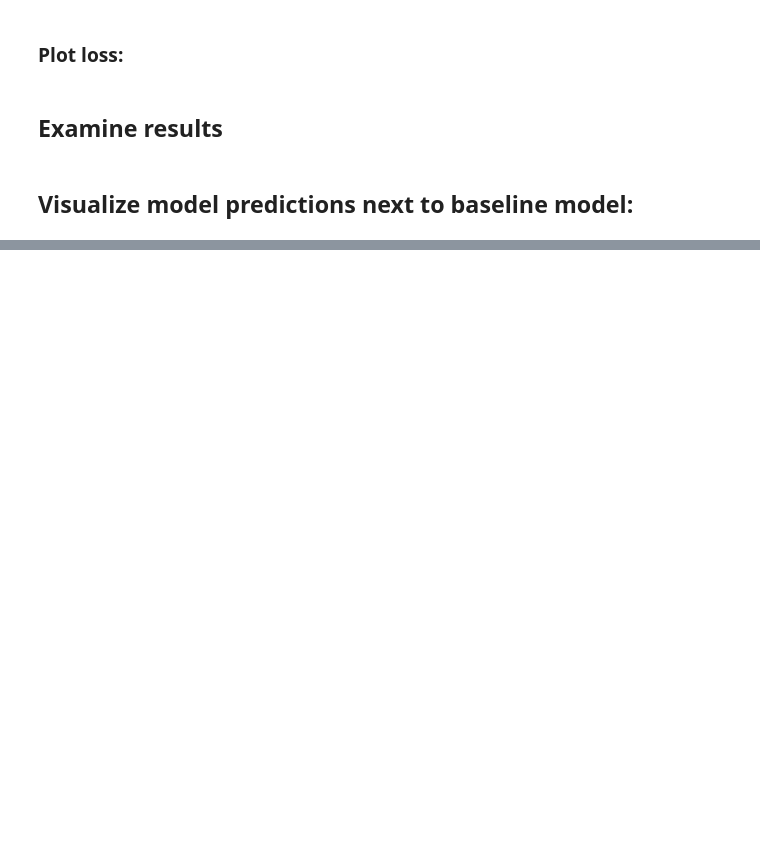
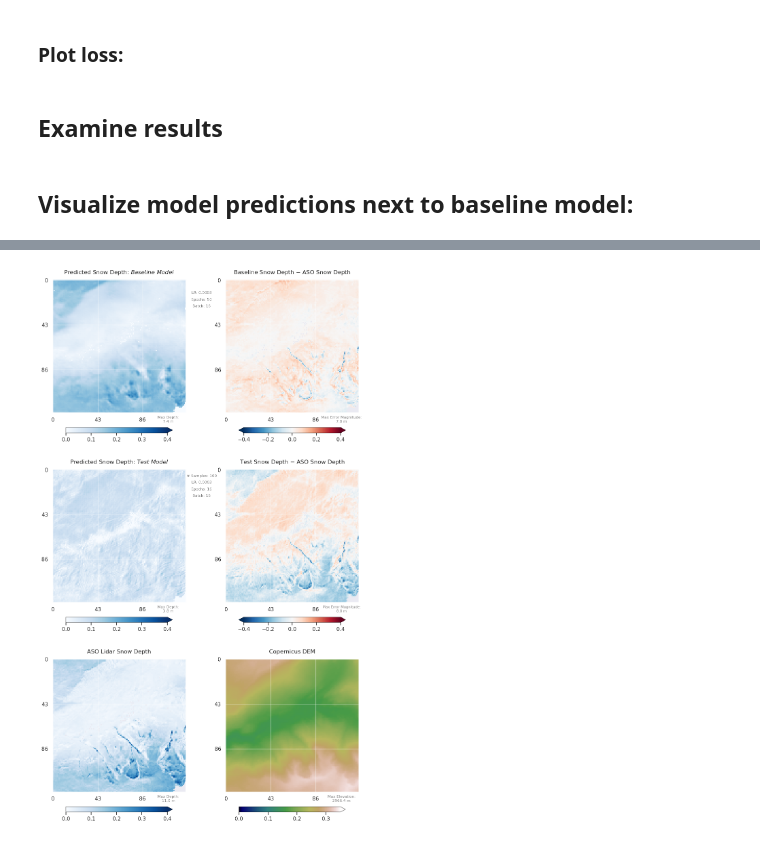
Before and after one commit to geo-smart/deep-snow, a Jupyter notebook: contributors/geosmart_2024/theweathermanda/train_model_manda.ipynb, the cells around one changed output, grey strips where cells are left out. Drawn from its saved outputs; the diff is of its cells as text; code cells hidden in the pictures; blank space fills up the shorter version.

```diff
--- a/contributors/geosmart_2024/theweathermanda/train_model_manda.ipynb
+++ b/contributors/geosmart_2024/theweathermanda/train_model_manda.ipynb
@@ -459,0 +501,5 @@ else:
+# %%
+plot_sample = [3,5]
+for i in range(10):
+    if i in plot_sample:
+        print(i)
@@ -462,10 +511,10 @@ else:
 
 # ----------------------------
 # specify sample index to plot
-plot_sample = 10
 #
+#plot_sample = [5,13,20]
+plot_sample = [16]
 # ----------------------------
-
 
 sns.set_theme()
 norm_dict = crunchy_snow.dataset.norm_dict
@@ -473,8 +522,8 @@ norm_dict = crunchy_snow.dataset.norm_dict
 
 for i, data_tuple in enumerate(val_loader):
     print(i)
-    if i == plot_sample:
-        print(i)
+    #if i == plot_sample:
+    if i in plot_sample:
         # read data into dictionary
         data_dict = {name: tensor for name, tensor in zip(selected_channels, data_tuple)}
 
@@ -485,27 +534,39 @@ for i, data_tuple in enumerate(val_loader):
                 # baseline model:
                 inputs_bl = torch.cat([data_dict[channel] for channel in input_channels_bl], dim=1).to('cuda')
                 pred_sd_bl = model_bl(inputs_bl)  # Generate predictions using the model
-                pred_sd_bl = pred_sd_bl.to('cpu')
+                pred_sd_bl = torch.where(data_dict['aso_gap_map'].to('cpu') + data_dict['rtc_gap_map'].to('cpu') + data_dict['s2_gap_map'].to('cpu') == 0, pred_sd_bl.to('cpu'), torch.zeros_like(pred_sd_bl).to('cpu'))
+                #pred_sd_bl = pred_sd_bl.to('cpu')
 
                 # new test model:
                 inputs = torch.cat([data_dict[channel] for channel in input_channels], dim=1).to('cuda')
                 pred_sd = model(inputs)  # Generate predictions using the model
-                pred_sd = pred_sd.to('cpu')
+                pred_sd = torch.where(data_dict['aso_gap_map'].to('cpu') + data_dict['rtc_gap_map'].to('cpu') + data_dict['s2_gap_map'].to('cpu') == 0, pred_sd.to('cpu'), torch.zeros_like(pred_sd).to('cpu'))
+
+                #pred_sd = pred_sd.to('cpu')
 
                 # lidar data:
-                aso_sd = aso_sd.to('cpu')
+                aso_sd = torch.where(data_dict['aso_gap_map'].to('cpu') + data_dict['rtc_gap_map'].to('cpu') + data_dict['s2_gap_map'].to('cpu') == 0, data_dict['aso_sd'].to('cpu'), torch.zeros_like(pred_sd).to('cpu')*np.nan)
 
                 # elevation:
                 elev = data_dict['elevation'].to('cpu')
+
 
             else:
                 # baseline model:
                 inputs_bl = torch.cat([data_dict[channel] for channel in input_channels_bl], dim=1)
                 pred_sd_bl = model_bl(inputs_bl)  # Generate predictions using the model
+                pred_sd_bl = torch.where(data_dict['aso_gap_map'] + data_dict['rtc_gap_map'] + data_dict['s2_gap_map'] == 0, pred_sd_bl, torch.zeros_like(pred_sd_bl))
 
                 # new test model:
                 inputs = torch.cat([data_dict[channel] for channel in input_channels], dim=1)
                 pred_sd = model(inputs)  # Generate predictions using the model
+                pred_sd = torch.where(data_dict['aso_gap_map'] + data_dict['rtc_gap_map'] + data_dict['s2_gap_map'] == 0, pred_sd, torch.zeros_like(pred_sd))
+
+                # lidar data:
+                aso_sd = torch.where(data_dict['aso_gap_map'] + data_dict['rtc_gap_map'] + data_dict['s2_gap_map'] == 0, data_dict['aso_sd'], torch.zeros_like(pred_sd))
+
+                # elevation:
+                elev = data_dict['elevation']
 
         f, axs = plt.subplots(3, 2, figsize=(10, 18))#, sharex=True, sharey=True)
         f.patch.set_facecolor('white')
@@ -527,23 +588,24 @@ for i, data_tuple in enumerate(val_loader):
         elev_unnorm = crunchy_snow.dataset.undo_norm(elev, crunchy_snow.dataset.norm_dict['elevation']).squeeze()
 
         # calculate max:
-        pred_sd_max = np.round(float(pred_sd_unnorm.max()),1)
-        aso_sd_max = np.round(float(aso_sd_unnorm.max()),1)
-        pred_sd_bl_max = np.round(float(pred_sd_bl_unnorm.max()),1)
-        elev_max = np.round(float(elev_unnorm.max()),1)
+        pred_sd_max = np.round(float(np.nanmax(pred_sd_unnorm)),1)
+        aso_sd_max = np.round(float(np.nanmax(aso_sd_unnorm)),1)
+        pred_sd_bl_max = np.round(float(np.nanmax(pred_sd_bl_unnorm)),1)
+        elev_max = np.round(float(np.nanmax(elev_unnorm)),1)
 
-        pred_bl_diff_max = np.round(float(np.abs(pred_sd_bl_unnorm-aso_sd_unnorm).max()),1)
-        pred_diff_max = np.round(float(np.abs(pred_sd_unnorm-aso_sd_unnorm).max()),1)
+        pred_bl_diff_max = np.round(float(np.nanmax(np.abs(pred_sd_bl_unnorm-aso_sd_unnorm))),1)
+        pred_diff_max = np.round(float(np.nanmax(np.abs(pred_sd_unnorm-aso_sd_unnorm))),1)
 
         ####### Plots:
+        text_sz = 8
 
         # Baseline model:
         im0 = ax[0].imshow(pred_sd_bl.squeeze(), cmap='Blues', vmin=0, vmax=0.4, interpolation=None)
         ax[0].set_title(r'Predicted Snow Depth: $\it{Baseline\ Model}$', fontsize=12,y=1.02,loc='center', horizontalalignment='center')
-        ax[0].text(0.87, -0.05, 'Max Depth:\n'+str(pred_sd_bl_max)+' m', fontsize=7, fontweight='medium', ha='center', va='center', transform=ax[0].transAxes, color='gray', zorder=12)
-        ax[0].text(1.12, 0.9, 'LR: '+str(0.0003), fontsize=7, fontweight='medium', ha='center', va='center', transform=ax[0].transAxes, color='gray', zorder=12)
-        ax[0].text(1.12, 0.85, 'Epochs: '+str(50), fontsize=7, fontweight='medium', ha='center', va='center', transform=ax[0].transAxes, color='gray', zorder=12)
-        ax[0].text(1.12, 0.8, 'Batch: '+str(16), fontsize=7, fontweight='medium', ha='center', va='center', transform=ax[0].transAxes, color='gray', zorder=12)
+        ax[0].text(0.87, -0.05, 'Max Depth:\n'+str(pred_sd_bl_max)+' m', fontsize=text_sz, fontweight='medium', ha='center', va='center', transform=ax[0].transAxes, color='gray', zorder=12)
+        ax[0].text(1.12, 0.9, 'LR: '+str(0.0003), fontsize=text_sz, fontweight='medium', ha='center', va='center', transform=ax[0].transAxes, color='gray', zorder=12)
+        ax[0].text(1.12, 0.85, 'Epochs: '+str(50), fontsize=text_sz, fontweight='medium', ha='center', va='center', transform=ax[0].transAxes, color='gray', zorder=12)
+        ax[0].text(1.12, 0.8, 'Batch: '+str(16), fontsize=text_sz, fontweight='medium', ha='center', va='center', transform=ax[0].transAxes, color='gray', zorder=12)
 
 
         # Add axis for predicted snow depth colorbar
@@ -556,9 +618,9 @@ for i, data_tuple in enumerate(val_loader):
         # ----
 
         # Difference -- baseline - observations:
-        im1 = ax[1].imshow((pred_sd_bl - aso_sd).squeeze(), cmap='RdBu_r', vmin=-0.4, vmax=0.4, interpolation='none')
+        im1 = ax[1].imshow((pred_sd_bl - aso_sd).squeeze(), cmap='RdBu_r', vmin=-0.4, vmax=0.4, interpolation=None)
         ax[1].set_title(r'Baseline Snow Depth $-$ ASO Snow Depth', fontsize=12,y=1.02,loc='center', horizontalalignment='center')
-        ax[1].text(0.87, -0.05, 'Max Error Magnitude:\n'+str(pred_bl_diff_max)+' m', fontsize=7, fontweight='medium', ha='center', va='center', transform=ax[1].transAxes, color='gray', zorder=12)
+        ax[1].text(0.87, -0.05, 'Max Error Magnitude:\n'+str(pred_bl_diff_max)+' m', fontsize=text_sz, fontweight='medium', ha='center', va='center', transform=ax[1].transAxes, color='gray', zorder=12)
 
 
         # Add axis for differences colorbar
@@ -573,11 +635,11 @@ for i, data_tuple in enumerate(val_loader):
         # New model:
         im2 = ax[2].imshow(pred_sd.squeeze(), cmap='Blues', vmin=0, vmax=0.4, interpolation=None)
         ax[2].set_title(r'Predicted Snow Depth: $\it{Test\ Model}$', fontsize=12,y=1.02,loc='center', horizontalalignment='center')
-        ax[2].text(0.87, -0.05, 'Max Depth:\n'+str(pred_sd_max)+' m', fontsize=7, fontweight='medium', ha='center', va='center', transform=ax[2].transAxes, color='gray', zorder=12)
-        ax[2].text(1.12, 0.95, '# Samples: '+str(n_imgs), fontsize=7, fontweight='medium', ha='center', va='center', transform=ax[2].transAxes, color='gray', zorder=12)
-        ax[2].text(1.12, 0.9, 'LR: '+str(learning_rate), fontsize=7, fontweight='medium', ha='center', va='center', transform=ax[2].transAxes, color='gray', zorder=12)
-        ax[2].text(1.12, 0.85, 'Epochs: '+str(epochs), fontsize=7, fontweight='medium', ha='center', va='center', transform=ax[2].transAxes, color='gray', zorder=12)
-        ax[2].text(1.12, 0.8, 'Batch: '+str(train_batch), fontsize=7, fontweight='medium', ha='center', va='center', transform=ax[2].transAxes, color='gray', zorder=12)
+        ax[2].text(0.87, -0.05, 'Max Depth:\n'+str(pred_sd_max)+' m', fontsize=text_sz, fontweight='medium', ha='center', va='center', transform=ax[2].transAxes, color='gray', zorder=12)
+        ax[2].text(1.12, 0.95, '# Samples: '+str(n_imgs), fontsize=text_sz, fontweight='medium', ha='center', va='center', transform=ax[2].transAxes, color='gray', zorder=12)
+        ax[2].text(1.12, 0.9, 'LR: '+str(learning_rate), fontsize=text_sz, fontweight='medium', ha='center', va='center', transform=ax[2].transAxes, color='gray', zorder=12)
+        ax[2].text(1.12, 0.85, 'Epochs: '+str(epochs), fontsize=text_sz, fontweight='medium', ha='center', va='center', transform=ax[2].transAxes, color='gray', zorder=12)
+        ax[2].text(1.12, 0.8, 'Batch: '+str(train_batch), fontsize=text_sz, fontweight='medium', ha='center', va='center', transform=ax[2].transAxes, color='gray', zorder=12)
 
 
         # Add axis for predicted snow depth colorbar
@@ -590,9 +652,9 @@ for i, data_tuple in enumerate(val_loader):
         # ----
 
         # Difference -- new model - observations:
-        im3 = ax[3].imshow((pred_sd - aso_sd).squeeze(), cmap='RdBu_r', vmin=-0.4, vmax=0.4, interpolation='none')
+        im3 = ax[3].imshow((pred_sd - aso_sd).squeeze(), cmap='RdBu_r', vmin=-0.4, vmax=0.4, interpolation=None)
         ax[3].set_title(r'Test Snow Depth $-$ ASO Snow Depth', fontsize=12,y=1.02,loc='center', horizontalalignment='center')
-        ax[3].text(0.87, -0.05, 'Max Error Magnitude:\n'+str(pred_diff_max)+' m', fontsize=7, fontweight='medium', ha='center', va='center', transform=ax[3].transAxes, color='gray', zorder=12)
+        ax[3].text(0.87, -0.05, 'Max Error Magnitude:\n'+str(pred_diff_max)+' m', fontsize=7.5, fontweight='medium', ha='center', va='center', transform=ax[3].transAxes, color='gray', zorder=12)
 
 
         # Add axis for differences colorbar
@@ -607,7 +669,7 @@ for i, data_tuple in enumerate(val_loader):
         # Lidar snow depth:
         im4 = ax[4].imshow(aso_sd.squeeze(), cmap='Blues', vmin=0, vmax=0.4, interpolation=None)
         ax[4].set_title('ASO Lidar Snow Depth',fontsize=12,y=1.02,loc='center', horizontalalignment='center')
-        ax[4].text(0.87, -0.05, 'Max Depth:\n'+str(aso_sd_max)+' m', fontsize=7, fontweight='medium', ha='center', va='center', transform=ax[4].transAxes, color='gray', zorder=12)
+        ax[4].text(0.87, -0.05, 'Max Depth:\n'+str(aso_sd_max)+' m', fontsize=text_sz, fontweight='medium', ha='center', va='center', transform=ax[4].transAxes, color='gray', zorder=12)
 
 
         # Add axis for observed snow depth colorbar
@@ -620,9 +682,9 @@ for i, data_tuple in enumerate(val_loader):
         # ----
 
         # Elevation:
-        im5 = ax[5].imshow(data_dict['elevation'].squeeze(), cmap='gist_earth', vmin=0, vmax=0.7, interpolation=None)
+        im5 = ax[5].imshow(data_dict['elevation'].squeeze(), cmap='gist_earth', vmin=0, vmax=0.35, interpolation=None)
         ax[5].set_title('Copernicus DEM',fontsize=12,y=1.02,loc='center', horizontalalignment='center')
-        ax[5].text(0.87, -0.05, 'Max Elevation:\n'+str(elev_max)+' m', fontsize=7, fontweight='medium', ha='center', va='center', transform=ax[5].transAxes, color='gray', zorder=12)
+        ax[5].text(0.87, -0.05, 'Max Elevation:\n'+str(elev_max)+' m', fontsize=text_sz, fontweight='medium', ha='center', va='center', transform=ax[5].transAxes, color='gray', zorder=12)
 
 
         # Add axis for elevation colorbar
@@ -633,11 +695,15 @@ for i, data_tuple in enumerate(val_loader):
         cb5.outline.set_edgecolor('black')
 
         # Clean up subplots / layout.
-        f.subplots_adjust(bottom=0.1, top=0.9, left=0.1, right=0.9, wspace=0.45, hspace=0.4)
+        f.subplots_adjust(bottom=0.05, top=0.95, left=0.05, right=0.95, wspace=0.3, hspace=0.1)
 
         plt.savefig(f'/home/jovyan/crunchy-snow/figs/snowdepth_{model_baseline}_{model_name}_sample{plot_sample}_{n_imgs}imgs_{epochs}epochs.png', dpi=300)
 
+        del(f)
+
+    elif i < plot_sample[-1]:
+        continue
 
     else:
-        #break
-        continue
+        break
+# %% [output]
@@ -644,3 +728,4 @@ for i, data_tuple in enumerate(val_loader):
+[figure, added]
 # %%
 # Plot RMSE and max error for each sample
 
```
Also changed, not shown: parts of 16 cells of this notebook, 6 other files.
